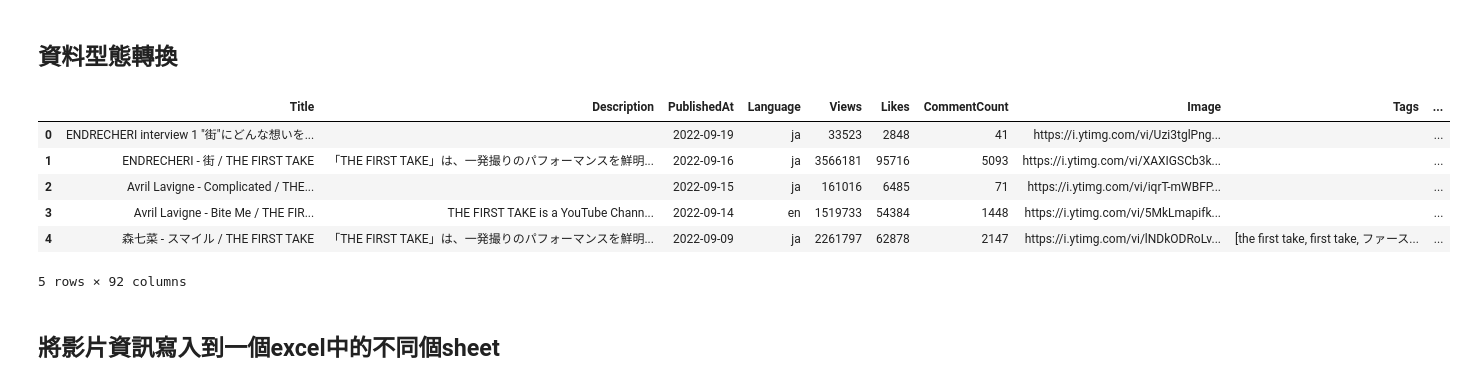
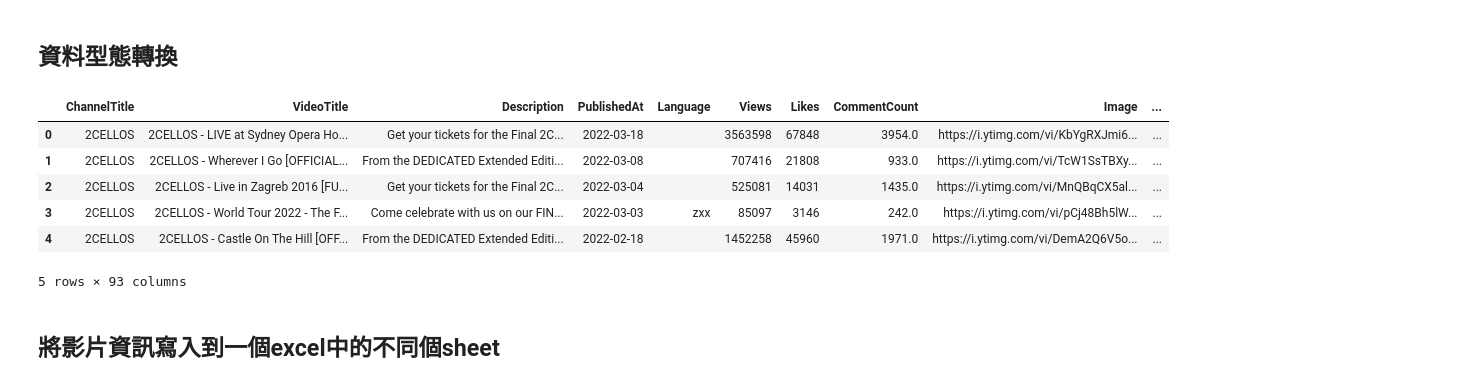
Before and after one commit to Takuyatsai/YouTube-Music-Channel-Analysis, a Jupyter notebook: Music-Channel-Video-Analysis.ipynb, the cells around one changed output. Saved outputs shown, nothing was run; the diff lists cells and outputs as text; code cells hidden in the pictures.

```diff
--- a/Music-Channel-Video-Analysis.ipynb
+++ b/Music-Channel-Video-Analysis.ipynb
@@ -246,18 +294,19 @@ def tags_to_col(df):
     df = df2
     for i in df['Tags']:
         tag_num.append(len(i))
-    df['Tag_num'] = tag_num
+    df['TagNum'] = tag_num
     return df
 # %%
-data_2CELLOS = tags_to_col(data_2CELLOS)
-# tag_to_col(data_minami)
-data_ado = tags_to_col(data_ado)
-data_YOASOBI = tags_to_col(data_YOASOBI)
-data_hoshinogen = tags_to_col(data_hoshinogen)
-data_kobasolo = tags_to_col(data_kobasolo)
-data_rurupaino = tags_to_col(data_rurupaino)
-data_panpaino = tags_to_col(data_panpaino)
-data_thefirsttake = tags_to_col(data_thefirsttake)
+# data_2CELLOS = tags_to_col(data_2CELLOS)
+# # tag_to_col(data_minami)
+# data_ado = tags_to_col(data_ado)
+# data_YOASOBI = tags_to_col(data_YOASOBI)
+# data_hoshinogen = tags_to_col(data_hoshinogen)
+# data_kobasolo = tags_to_col(data_kobasolo)
+# data_rurupaino = tags_to_col(data_rurupaino)
+# data_panpaino = tags_to_col(data_panpaino)
+# data_thefirsttake = tags_to_col(data_thefirsttake)
+data_all_channel = tags_to_col(data_all_channel)
 # %% [output]
 A value is trying to be set on a copy of a slice from a DataFrame
 
@@ -286,23 +332,24 @@ def columns_type_format(df):
     df['CommentCount'] = pd.to_numeric(df['CommentCount'])
     return df.head()
 # %%
-columns_type_format(data_2CELLOS)
-columns_type_format(data_minami)
-columns_type_format(data_ado)
-columns_type_format(data_YOASOBI)
-columns_type_format(data_hoshinogen)
-columns_type_format(data_kobasolo)
-columns_type_format(data_rurupaino)
-columns_type_format(data_panpaino)
-columns_type_format(data_thefirsttake)
+# columns_type_format(data_2CELLOS)
+# columns_type_format(data_minami)
+# columns_type_format(data_ado)
+# columns_type_format(data_YOASOBI)
+# columns_type_format(data_hoshinogen)
+# columns_type_format(data_kobasolo)
+# columns_type_format(data_rurupaino)
+# columns_type_format(data_panpaino)
+# columns_type_format(data_thefirsttake)
+columns_type_format(data_all_channel)
 # %% [output]
-|  | Title | Description | PublishedAt | Language | Views | Likes | CommentCount | Image | Tags | ... |
-| 0 | ENDRECHERI interview 1 "街"にどんな想いを... |  | 2022-09-19 | ja | 33523 | 2848 | 41 | https://i.ytimg.com/vi/Uzi3tglPng... |  | ... |
-| 1 | ENDRECHERI - 街 / THE FIRST TAKE | 「THE FIRST TAKE」は、一発撮りのパフォーマンスを鮮明... | 2022-09-16 | ja | 3566181 | 95716 | 5093 | https://i.ytimg.com/vi/XAXIGSCb3k... |  | ... |
-| 2 | Avril Lavigne - Complicated / THE... |  | 2022-09-15 | ja | 161016 | 6485 | 71 | https://i.ytimg.com/vi/iqrT-mWBFP... |  | ... |
-| 3 | Avril Lavigne - Bite Me / THE FIR... | THE FIRST TAKE is a YouTube Chann... | 2022-09-14 | en | 1519733 | 54384 | 1448 | https://i.ytimg.com/vi/5MkLmapifk... |  | ... |
-| 4 | 森七菜 - スマイル / THE FIRST TAKE | 「THE FIRST TAKE」は、一発撮りのパフォーマンスを鮮明... | 2022-09-09 | ja | 2261797 | 62878 | 2147 | https://i.ytimg.com/vi/lNDkODRoLv... | [the first take, first take, ファース... | ... |
+|  | ChannelTitle | VideoTitle | Description | PublishedAt | Language | Views | Likes | CommentCount | Image | ... |
+| 0 | 2CELLOS | 2CELLOS - LIVE at Sydney Opera Ho... | Get your tickets for the Final 2C... | 2022-03-18 |  | 3563598 | 67848 | 3954.0 | https://i.ytimg.com/vi/KbYgRXJmi6... | ... |
+| 1 | 2CELLOS | 2CELLOS - Wherever I Go [OFFICIAL... | From the DEDICATED Extended Editi... | 2022-03-08 |  | 707416 | 21808 | 933.0 | https://i.ytimg.com/vi/TcW1SsTBXy... | ... |
+| 2 | 2CELLOS | 2CELLOS - Live in Zagreb 2016 [FU... | Get your tickets for the Final 2C... | 2022-03-04 |  | 525081 | 14031 | 1435.0 | https://i.ytimg.com/vi/MnQBqCX5al... | ... |
+| 3 | 2CELLOS | 2CELLOS - World Tour 2022 - The F... | Come celebrate with us on our FIN... | 2022-03-03 | zxx | 85097 | 3146 | 242.0 | https://i.ytimg.com/vi/pCj48Bh5lW... | ... |
+| 4 | 2CELLOS | 2CELLOS - Castle On The Hill [OFF... | From the DEDICATED Extended Editi... | 2022-02-18 |  | 1452258 | 45960 | 1971.0 | https://i.ytimg.com/vi/DemA2Q6V5o... | ... |
-5 rows × 92 columns
+5 rows × 93 columns
 # %% [markdown]
 ## 將影片資訊寫入到一個excel中的不同個sheet
 # %%
```
Also changed, not shown: parts of 21 cells of this notebook, 5 other files.
